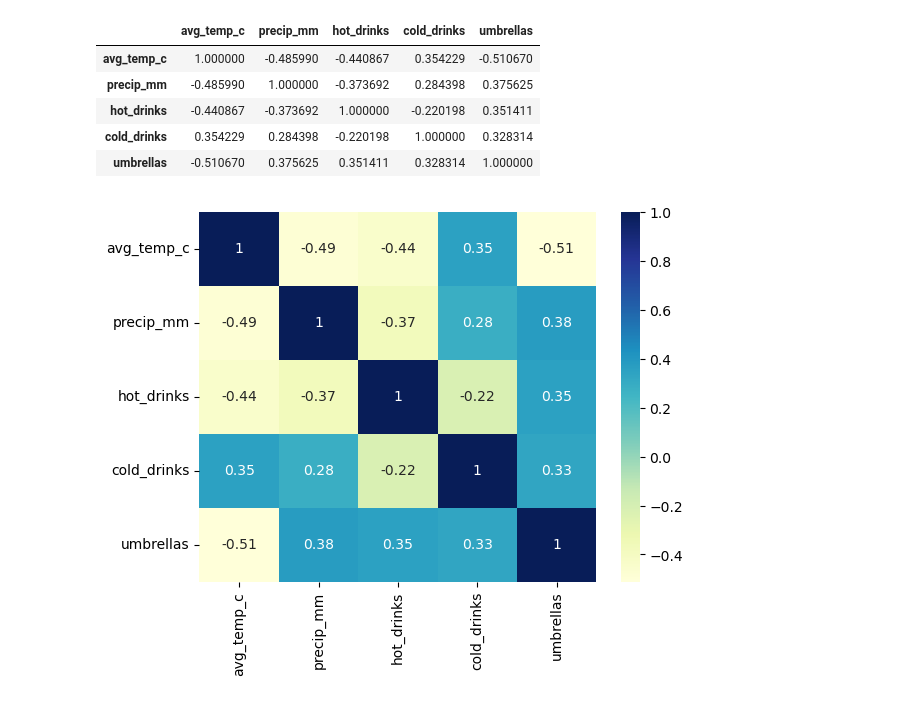
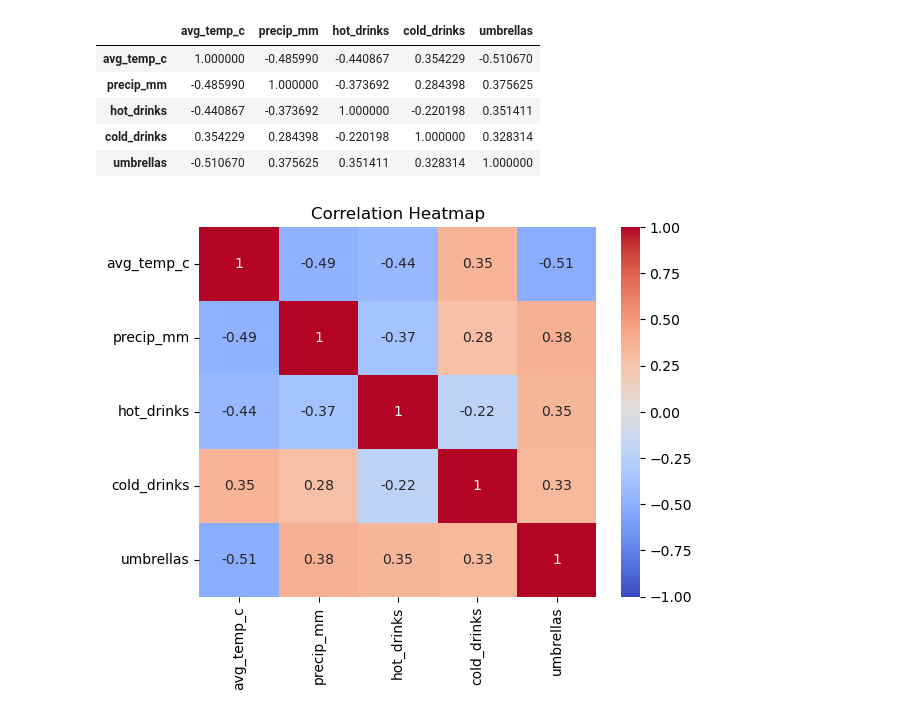
Before and after one commit to Pergih/Weather-Forecast, a Jupyter notebook: analysis.ipynb, the cells around one changed output. Cells and saved outputs as stored; diff of their text form; code cells hidden in the pictures.

```diff
--- a/analysis.ipynb
+++ b/analysis.ipynb
@@ -41,7 +41,8 @@ co_mtx
 | cold_drinks | 0.354229 | 0.284398 | -0.220198 | 1.000000 | 0.328314 |
 | umbrellas | -0.510670 | 0.375625 | 0.351411 | 0.328314 | 1.000000 |
 # %%
-sns.heatmap(co_mtx, cmap="YlGnBu", annot=True)
+sns.heatmap(co_mtx, annot=True, cmap="coolwarm", vmin=-1, vmax=1)
+plt.title("Correlation Heatmap")
 plt.show()
 # %% [output]
-[figure, old version]
+[figure, new version]
```
Also changed, not shown: parts of 1 cell of this notebook, 2 other files.
